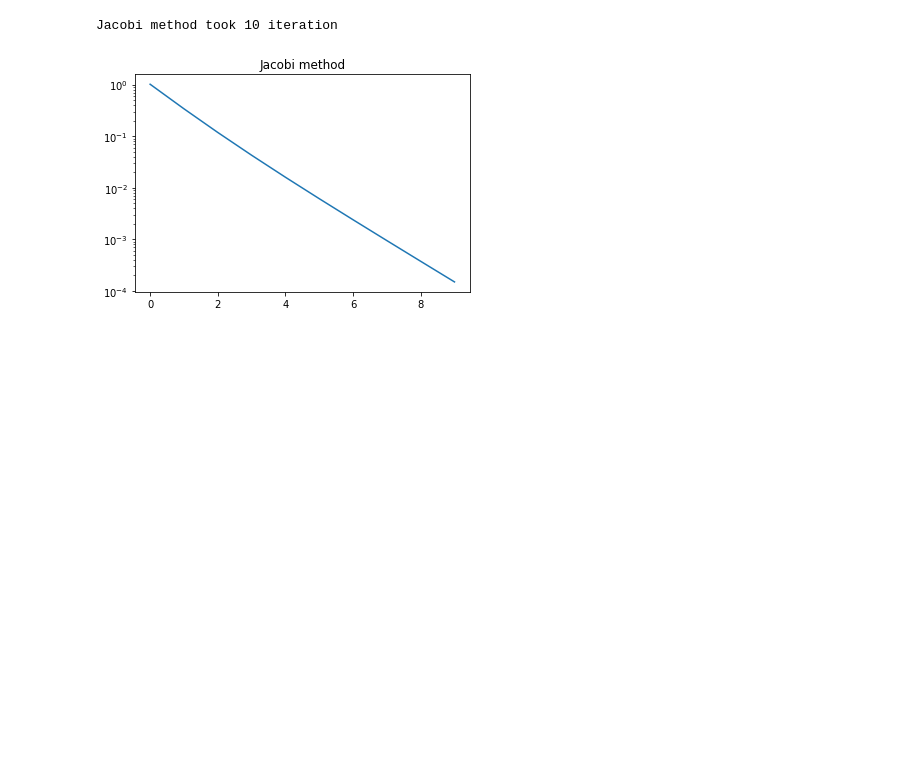
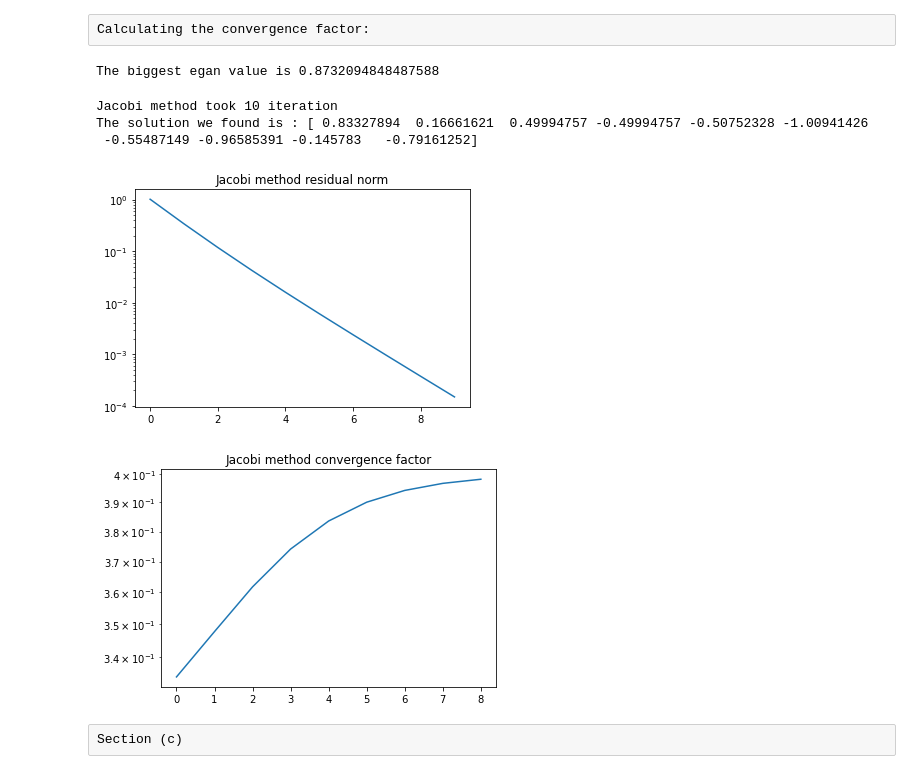
Before and after one commit to Yuval-Sharon/opt_hw_1, a Jupyter notebook: opt2.ipynb, the cells around one changed output. Saved outputs shown, nothing was run; the diff lists cells and outputs as text; code cells hidden in the pictures; blank space fills up the shorter version.

```diff
--- a/opt2.ipynb
+++ b/opt2.ipynb
@@ -105,0 +165,11 @@ type <class 'numpy.ndarray'>
+# %%
+A = np.array([[5,4,4,-1,0], [3,12,4,-5,-5], [-4,2,6,0,3], [4,5,-7,10,2], [1,2,5,3,10]])
+b = np.array([1,1,1,1,1])
+x_start = np.array([0,0,0,0,0])
+
+
+x_GMRES2, r_GMRES2 = GMRES2(A,x_start,b)
+import matplotlib.pyplot as plt
+plt.semilogy(r_GMRES2)
+plt.title("GMRES 2 method")
+plt.show()
@@ -128,3 +209,12 @@ Jacobi method took 56 iteration
+# %% [raw]
+Calculating the convergence factor:
+# %%
+M = np.diag(np.diag(L))
+M_inv = la.inv(M)
+w,v = la.eig(np.identity(len(L)) - (M_inv@L))
+print(f'The biggest egan value is {sorted(w)[-2]}')
+# %% [output]
+The biggest egan value is 0.8732094848487588
 # %%
 from scipy.linalg import block_diag
 def jacobi2(A,x,b,max_iter = 100,epsilon = 10e-5,w=1/100):
@@ -146,10 +236,19 @@ def jacobi2(A,x,b,max_iter = 100,epsilon = 10e-5,w=1/100):
 # %%
 x_start_ = np.zeros(10)
 x_jacobi,r_jacobi = jacobi2(L,x_start_,b_L,w=0.7)
 print(f'Jacobi method took {len(r_jacobi)} iteration')
+print(f'The solution we found is : {x_jacobi}')
 plt.semilogy(r_jacobi)
-plt.title("Jacobi method")
+plt.title("Jacobi method residual norm")
 plt.show()
+plt.semilogy(np.divide(r_jacobi[1:],r_jacobi[0:-1]))
+plt.title("Jacobi method convergence factor")
+plt.show()
 # %% [output]
 Jacobi method took 10 iteration
+The solution we found is : [ 0.83327894  0.16661621  0.49994757 -0.49994757 -0.50752328 -1.00941426
+ -0.55487149 -0.96585391 -0.145783   -0.79161252]
-[figure, old version]
+[figure, new version]
+[figure, added]
+# %% [raw]
+Section (c)
```
Also changed, not shown: parts of 12 cells of this notebook.
